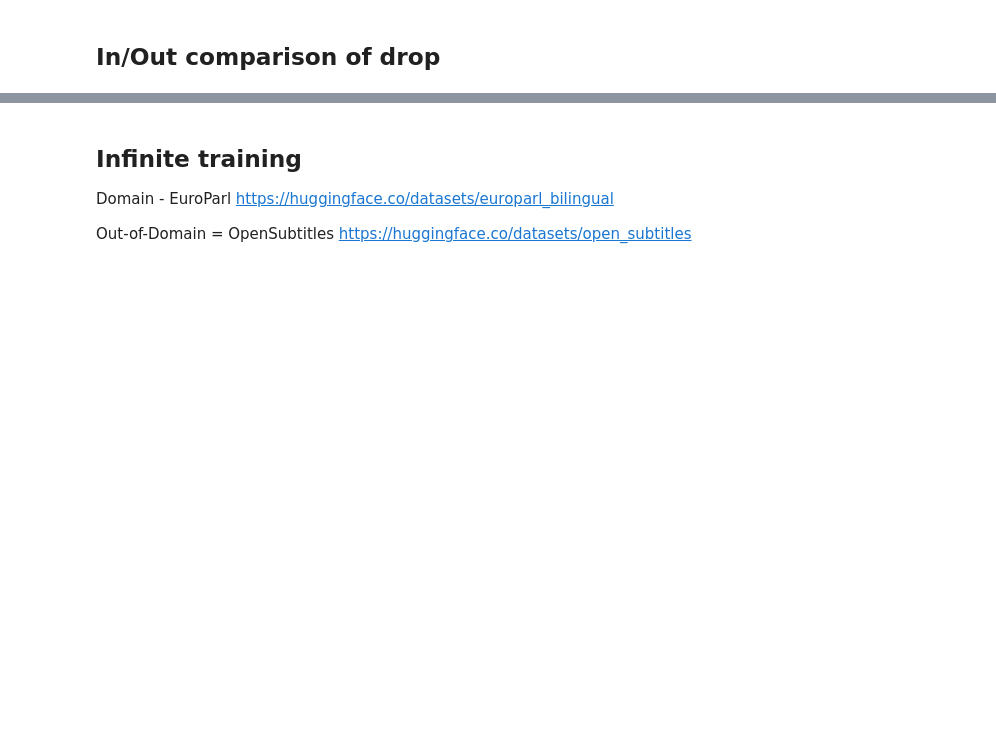
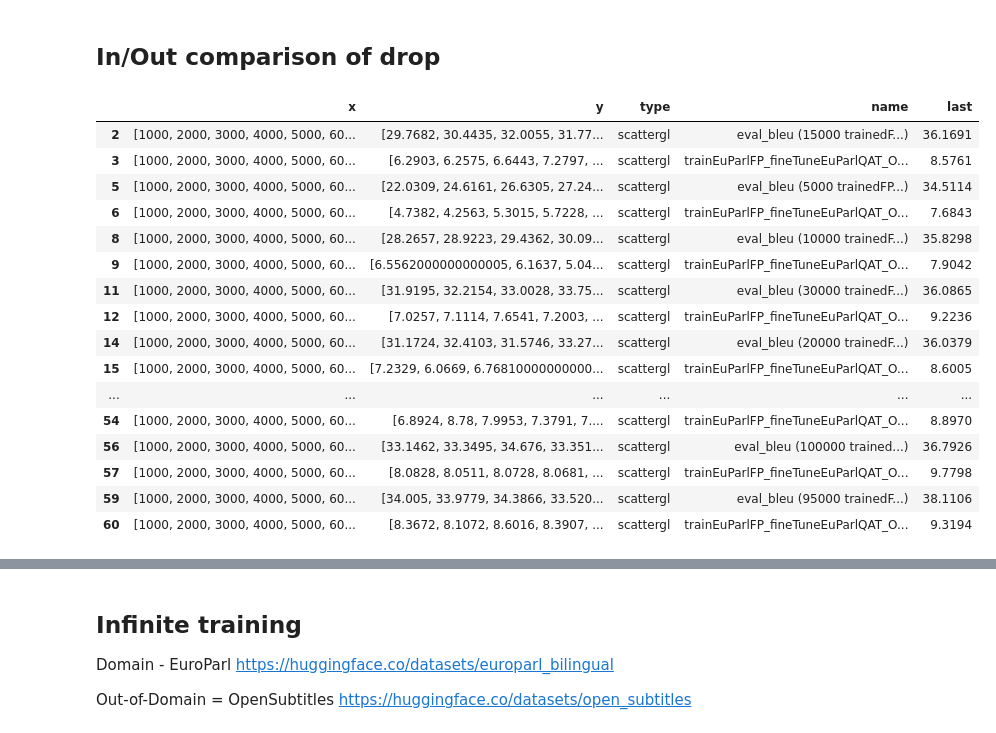
Before and after one commit to marekninja/master-results, a Jupyter notebook: vysledky.ipynb, the cells around one changed output, grey strips where cells are left out. Cells and saved outputs as stored; diff of their text form; code cells hidden in the pictures; blank space fills up the shorter version.

```diff
--- a/vysledky.ipynb
+++ b/vysledky.ipynb
@@ -170,9 +170,24 @@ tune = create_frame(tune, "Out-of-Domain Validation BLEU","out-ft_eval_bleu.png"
 # %%
 df = pd.read_json("tradeoff_in_out_of_domain_robustness_chart_data.json",orient="values")
 df = df.iloc[2:]
 df['last'] = df.y.apply(lambda x: x[-1])
-df['experiment'] = df.name.apply(lambda x: re.sub(r".*\((.*)\)",r"\g<1>",x))
-df['domain'] = df.name.apply(lambda x: "out" if re.search("OpenSubs",x)is not None else "in")
-df.drop(['x','y','type'],axis=1,inplace=True)
-ind = df[df.domain == 'in']
-outd = df[df.domain == 'out']
+df = df[df.x.apply(lambda x: len(x)) != 1]
+df
+# %% [output]
+|  | x | y | type | name | last |
+| 2 | [1000, 2000, 3000, 4000, 5000, 60... | [29.7682, 30.4435, 32.0055, 31.77... | scattergl | eval_bleu (15000 trainedF...) | 36.1691 |
+| 3 | [1000, 2000, 3000, 4000, 5000, 60... | [6.2903, 6.2575, 6.6443, 7.2797, ... | scattergl | trainEuParlFP_fineTuneEuParlQAT_O... | 8.5761 |
+| 5 | [1000, 2000, 3000, 4000, 5000, 60... | [22.0309, 24.6161, 26.6305, 27.24... | scattergl | eval_bleu (5000 trainedFP...) | 34.5114 |
+| 6 | [1000, 2000, 3000, 4000, 5000, 60... | [4.7382, 4.2563, 5.3015, 5.7228, ... | scattergl | trainEuParlFP_fineTuneEuParlQAT_O... | 7.6843 |
+| 8 | [1000, 2000, 3000, 4000, 5000, 60... | [28.2657, 28.9223, 29.4362, 30.09... | scattergl | eval_bleu (10000 trainedF...) | 35.8298 |
+| 9 | [1000, 2000, 3000, 4000, 5000, 60... | [6.5562000000000005, 6.1637, 5.04... | scattergl | trainEuParlFP_fineTuneEuParlQAT_O... | 7.9042 |
+| 11 | [1000, 2000, 3000, 4000, 5000, 60... | [31.9195, 32.2154, 33.0028, 33.75... | scattergl | eval_bleu (30000 trainedF...) | 36.0865 |
+| 12 | [1000, 2000, 3000, 4000, 5000, 60... | [7.0257, 7.1114, 7.6541, 7.2003, ... | scattergl | trainEuParlFP_fineTuneEuParlQAT_O... | 9.2236 |
+| 14 | [1000, 2000, 3000, 4000, 5000, 60... | [31.1724, 32.4103, 31.5746, 33.27... | scattergl | eval_bleu (20000 trainedF...) | 36.0379 |
+| 15 | [1000, 2000, 3000, 4000, 5000, 60... | [7.2329, 6.0669, 6.76810000000000... | scattergl | trainEuParlFP_fineTuneEuParlQAT_O... | 8.6005 |
+| ... | ... | ... | ... | ... | ... |
+| 54 | [1000, 2000, 3000, 4000, 5000, 60... | [6.8924, 8.78, 7.9953, 7.3791, 7.... | scattergl | trainEuParlFP_fineTuneEuParlQAT_O... | 8.8970 |
+| 56 | [1000, 2000, 3000, 4000, 5000, 60... | [33.1462, 33.3495, 34.676, 33.351... | scattergl | eval_bleu (100000 trained...) | 36.7926 |
+| 57 | [1000, 2000, 3000, 4000, 5000, 60... | [8.0828, 8.0511, 8.0728, 8.0681, ... | scattergl | trainEuParlFP_fineTuneEuParlQAT_O... | 9.7798 |
+| 59 | [1000, 2000, 3000, 4000, 5000, 60... | [34.005, 33.9779, 34.3866, 33.520... | scattergl | eval_bleu (95000 trainedF...) | 38.1106 |
+| 60 | [1000, 2000, 3000, 4000, 5000, 60... | [8.3672, 8.1072, 8.6016, 8.3907, ... | scattergl | trainEuParlFP_fineTuneEuParlQAT_O... | 9.3194 |
```
Also changed, not shown: parts of 24 cells of this notebook, 16 other files.
